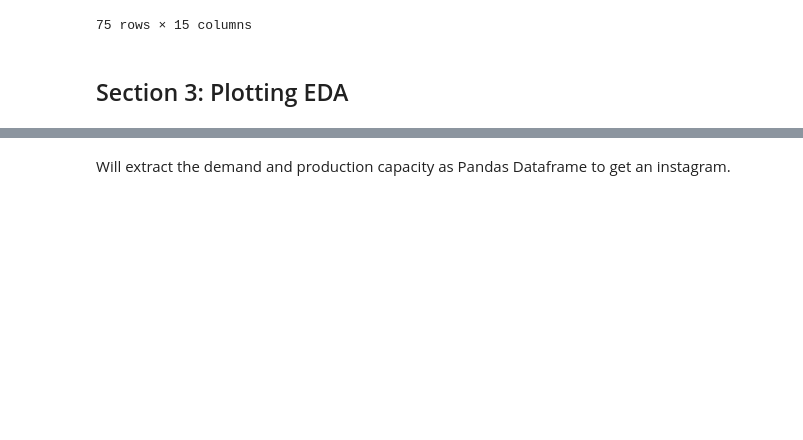
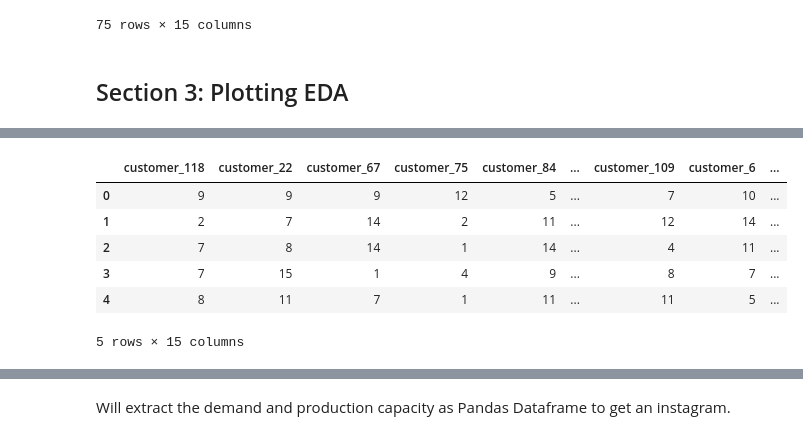
Before and after one commit to bravo-joe/supply-chain-optimization, a Jupyter notebook: eda.ipynb, the cells around one changed output, grey strips where cells are left out. Drawn from its saved outputs; the diff is of its cells as text; code cells hidden in the pictures; blank space fills up the shorter version.

```diff
--- a/eda.ipynb
+++ b/eda.ipynb
@@ -141,2 +164,12 @@ plt.show()
+# %%
+df2.head()
+# %% [output]
+|  | customer_118 | customer_22 | customer_67 | customer_75 | customer_84 | ... | customer_109 | customer_6 | ... |
+| 0 | 9 | 9 | 9 | 12 | 5 | ... | 7 | 10 | ... |
+| 1 | 2 | 7 | 14 | 2 | 11 | ... | 12 | 14 | ... |
+| 2 | 7 | 8 | 14 | 1 | 14 | ... | 4 | 11 | ... |
+| 3 | 7 | 15 | 1 | 4 | 9 | ... | 8 | 7 | ... |
+| 4 | 8 | 11 | 7 | 1 | 11 | ... | 11 | 5 | ... |
+5 rows × 15 columns
 # %%
 trans_costs.mean()
```
Also changed, not shown: parts of 21 cells of this notebook, 2 other files.
